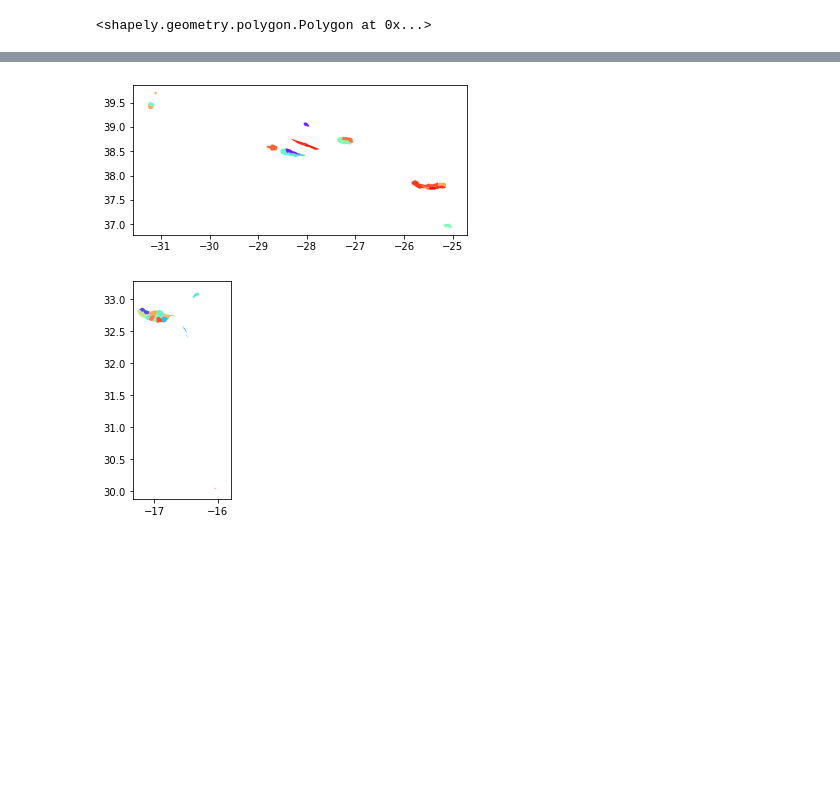
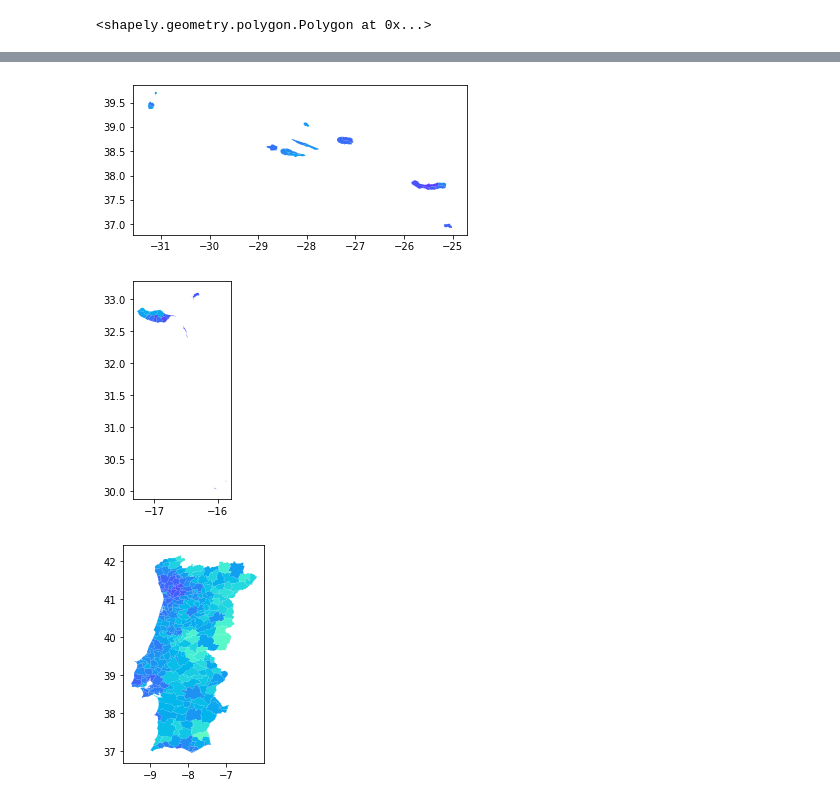
Before and after one commit to daveskywalkersilva/PSn, a Jupyter notebook: Prat2_PSn.ipynb, the cells around one changed output, grey strips where cells are left out. Drawn from its saved outputs; the diff is of its cells as text; code cells hidden in the pictures; blank space fills up the shorter version.

```diff
--- a/Prat2_PSn.ipynb
+++ b/Prat2_PSn.ipynb
@@ -146,13 +146,14 @@ exc[exc['Ano']==2010].loc['Abrantes']['geometry']
 # %%
 import random as rand
 
-def makeMapTot(df, area):
+def makeMapTot(df, area, valueShown):
     cmap=plt.cm.rainbow
     for m in area:
         muni=gpd.GeoDataFrame(df.loc[m]).T
-        value=rand.random() #
+        value= excl['Idosos (%)'][m]/100 #
         colorCode=mpl.colors.to_hex(cmap(value)[0:3])
         muni.plot(color = colorCode, ax=plt.gca())
+        #colorCode
     plt.show()
 # %%
 def colorFader(c1, c2, mix=0):
@@ -162,8 +179,12 @@ def colorFader(c1, c2, mix=0):
 # %%
+"Fazer gráficos de portugal em 2010"
+
 excl=exc[exc['Ano']==2010]
-makeMapTot(excl, acores)
-makeMapTot(excl, madeira)
+makeMapTot(excl, acores, excl['Idosos (%)']/100)
+makeMapTot(excl, madeira, excl['Idosos (%)']/100)
+makeMapTot(excl, continente, excl['Idosos (%)']/100)
 # %% [output]
-[figure, old version]
+[figure, new version]
-[figure, old version]
+[figure, new version]
+[figure, added]
 # %%
```
Also changed, not shown: parts of 2 cells of this notebook.
